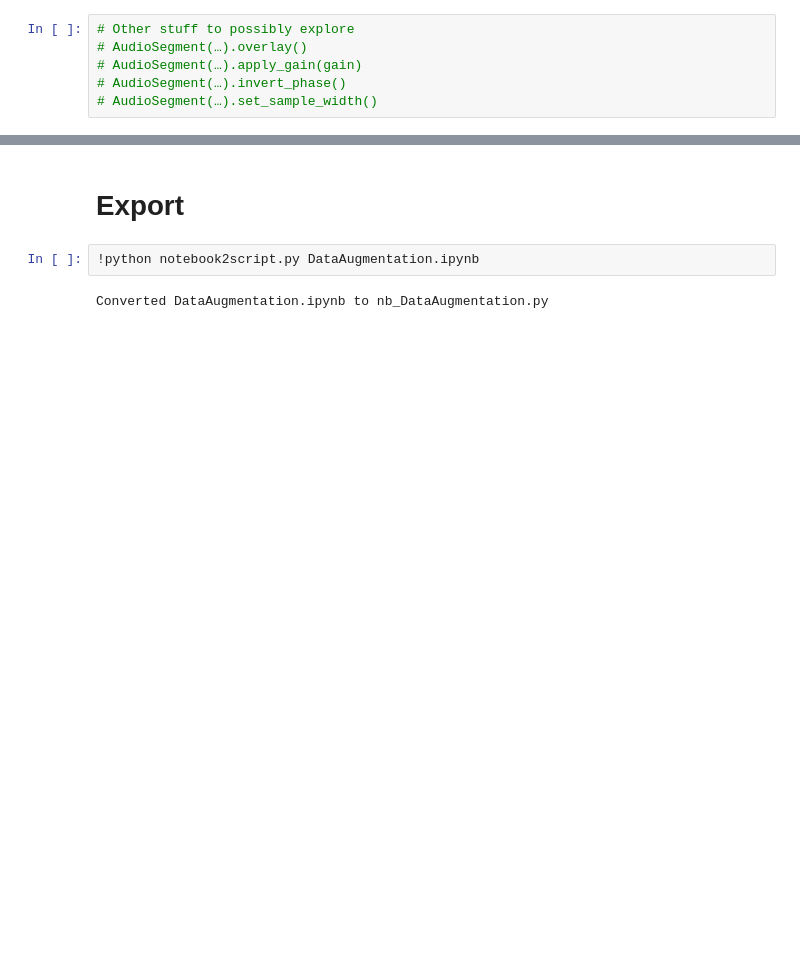
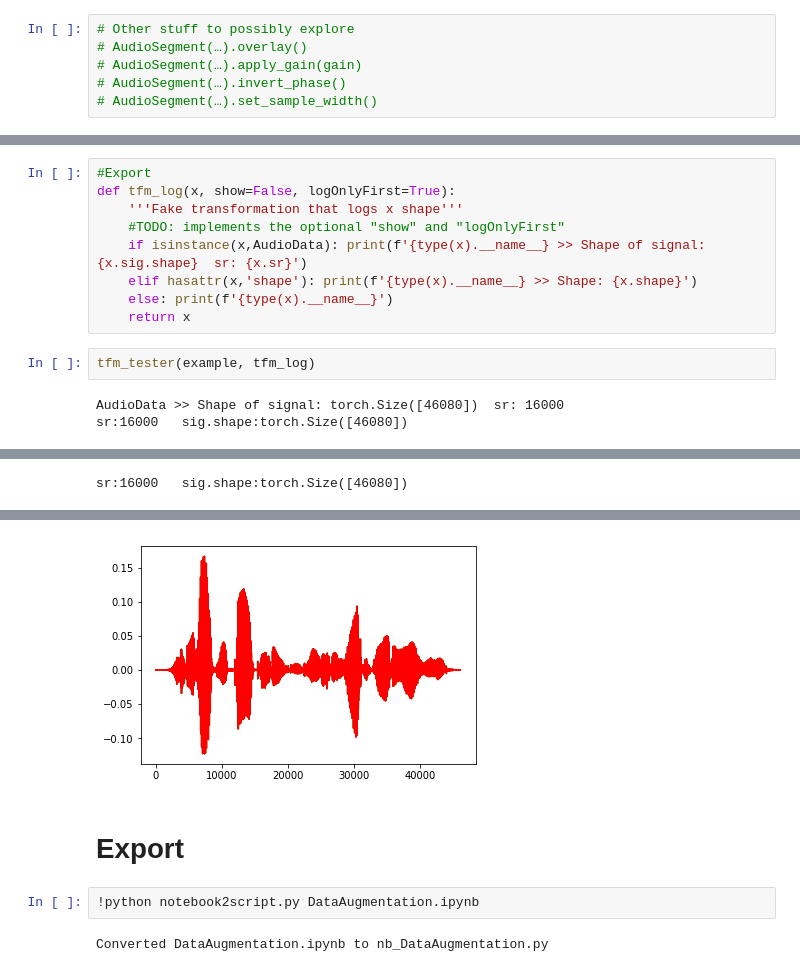
Before and after one commit to fastaudio/fastai_audio, a Jupyter notebook: DataAugmentation.ipynb, the cells around one changed output, grey strips where cells are left out. Drawn from its saved outputs; the diff is of its cells as text; blank space fills up the shorter version.

```diff
--- a/DataAugmentation.ipynb
+++ b/DataAugmentation.ipynb
@@ -203,0 +224,14 @@ sr:16000   sig.shape:torch.Size([46080])
+# %%
+#Export
+def tfm_log(x, show=False, logOnlyFirst=True):
+    '''Fake transformation that logs x shape'''
+    #TODO: implements the optional "show" and "logOnlyFirst"
+    if isinstance(x,AudioData): print(f'{type(x).__name__} >> Shape of signal: {x.sig.shape}  sr: {x.sr}')
+    elif hasattr(x,'shape'): print(f'{type(x).__name__} >> Shape: {x.shape}')
+    else: print(f'{type(x).__name__}')
+    return x
+# %%
+tfm_tester(example, tfm_log)
+# %% [output]
+AudioData >> Shape of signal: torch.Size([46080])  sr: 16000
+sr:16000   sig.shape:torch.Size([46080])
@@ -203,0 +239 @@ sr:16000   sig.shape:torch.Size([46080])
+sr:16000   sig.shape:torch.Size([46080])
@@ -204,3 +241,4 @@ sr:16000   sig.shape:torch.Size([46080])
+[figure, added]
 # %% [markdown]
 # Export
 # %%
```
Also changed, not shown: parts of 13 cells of this notebook, 1 other file.
